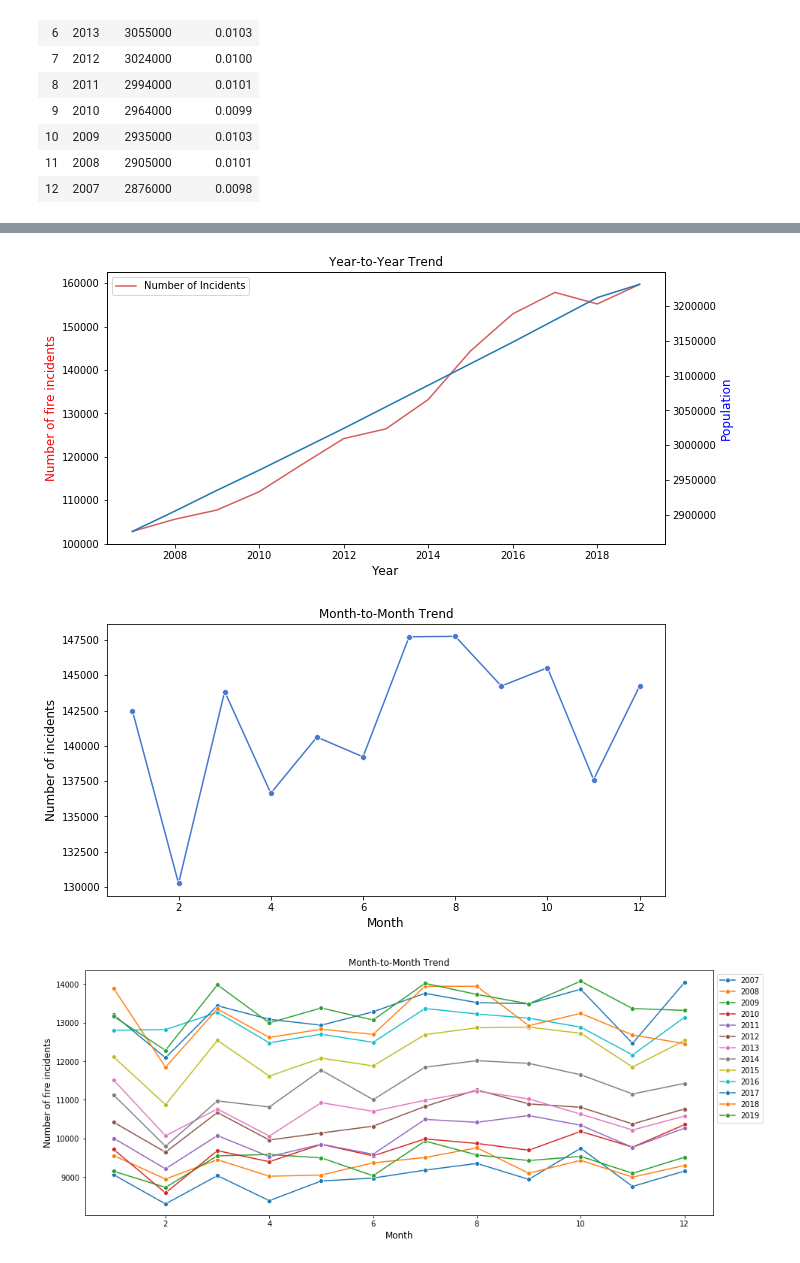
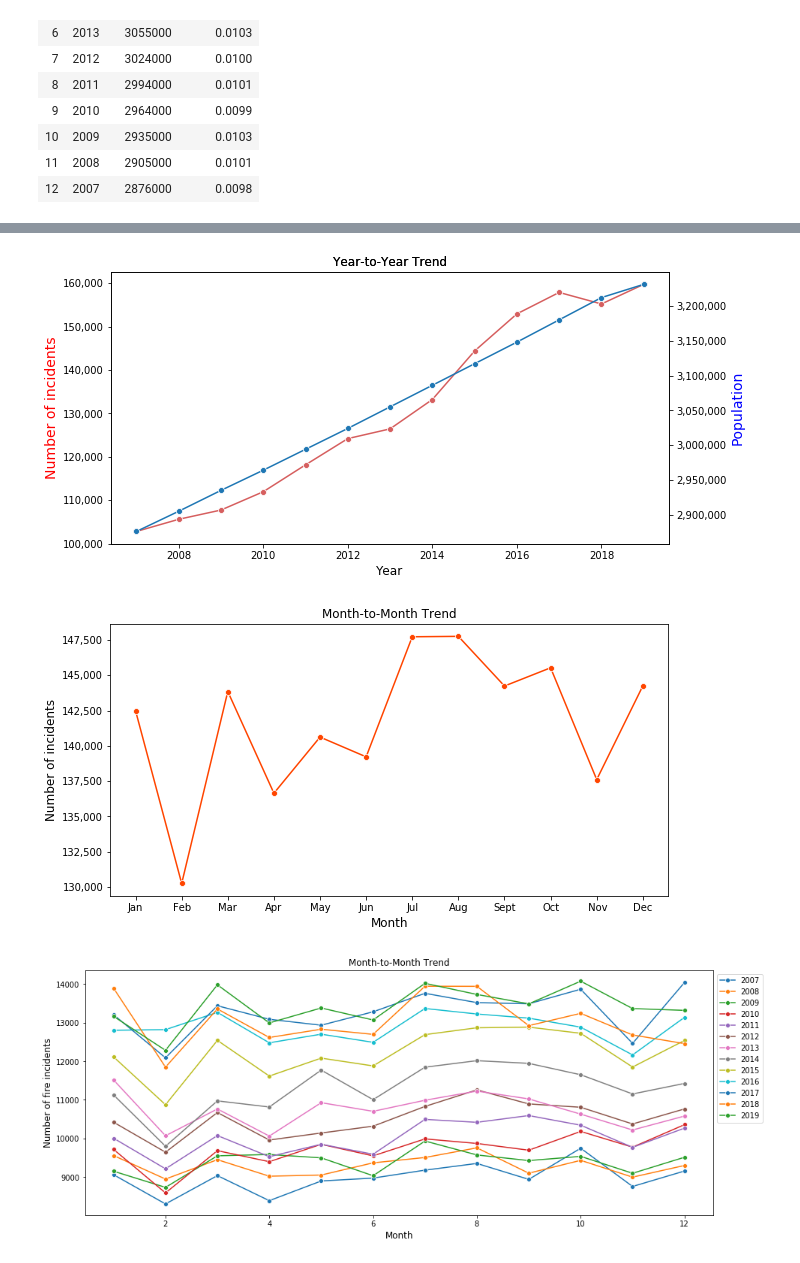
Before and after one commit to hundredball/ECE143_Project_Group24, a Jupyter notebook: ECE143.ipynb, the cells around one changed output, grey strips where cells are left out. Saved outputs shown, nothing was run; the diff lists cells and outputs as text; code cells hidden in the pictures.

```diff
--- a/ECE143.ipynb
+++ b/ECE143.ipynb
@@ -49,33 +50,44 @@ plt.show()
 # %%
 plt.figure(figsize=(10,5))
-ax = sns.lineplot(x = year_count.index, y = year_count.values, color = 'r')
-ax.legend(['Number of Incidents'])
+ax = sns.lineplot(x = year_count.index, y = year_count.values, color = 'r', marker = 'o')
+ax.yaxis.set_major_formatter(
+    matplotlib.ticker.FuncFormatter(lambda x, p: format(int(x), ',')))
+plt.title('Year-to-Year Trend')
+ax.set_ylabel('Number of incidents', fontsize=14, color = 'red')
+#ax.set_xlabel('Year', fontsize=12)
 ax2 = ax.twinx()
-sns.lineplot(x = population_ds['Year'], y = population_ds['Population'])
+ax2 = sns.lineplot(x = population_ds['Year'], y = population_ds['Population'], marker = 'o')
+ax2.yaxis.set_major_formatter(
+    matplotlib.ticker.FuncFormatter(lambda x, p: format(int(x), ',')))
 #sns.lineplot(x = year_count.index, y = year_count.values)
 #sns.lineplot(population_ds['Year'],population_ds['Population'])
 plt.title('Year-to-Year Trend')
-ax.set_ylabel('Number of fire incidents', fontsize=12, color = 'red')
+ax.set_ylabel('Number of incidents', fontsize=14, color = 'red')
 ax.set_xlabel('Year', fontsize=12)
-ax2.set_ylabel('Population', fontsize = 12, color = 'blue')
-ax2.legend(['Population'])
+ax2.set_ylabel('Population', fontsize = 14, color = 'blue')
+plt.savefig('yearlyincidents.jpg')
 plt.show()
 # %% [output]
-[figure, old version]
+[figure, new version]
 # %%
 ## Get the total number of incidents every month across all the 13 years and make it into a pivot table
 firePivotTable = pd.pivot_table(fireDataFrame, values='incident_number', index=['month_response'], columns=[], aggfunc=np.ma.count, fill_value=0)
 # %%
 #Find total number of incidents every month across all the 13 years and plot the line plot
 month_count  = fireDataFrame['month_response'].value_counts()
-plt.figure(figsize=(10,5))
-sns.lineplot(month_count.index, month_count.values, color = 'b', marker = 'o')
+fig, ax = plt.subplots(figsize=(10,5))
+#plt.figure(figsize=(10,5))
+ax = sns.lineplot(month_count.index, month_count.values, color = 'orangered', marker = 'o')
+ax.yaxis.set_major_formatter(
+    matplotlib.ticker.FuncFormatter(lambda x, p: format(int(x), ',')))
 plt.title('Month-to-Month Trend')
+plt.xticks([1,2,3,4,5,6,7,8,9,10,11,12], ['Jan','Feb','Mar','Apr','May','Jun','Jul','Aug','Sept','Oct',' Nov', 'Dec'])
 plt.ylabel('Number of incidents', fontsize=12)
 plt.xlabel('Month', fontsize=12)
+plt.savefig('month2month.jpg')
 plt.show()
 # %% [output]
-[figure, old version]
+[figure, new version]
 # %%
 ## Read all the years' data
 
```
Also changed, not shown: parts of 4 cells of this notebook.
